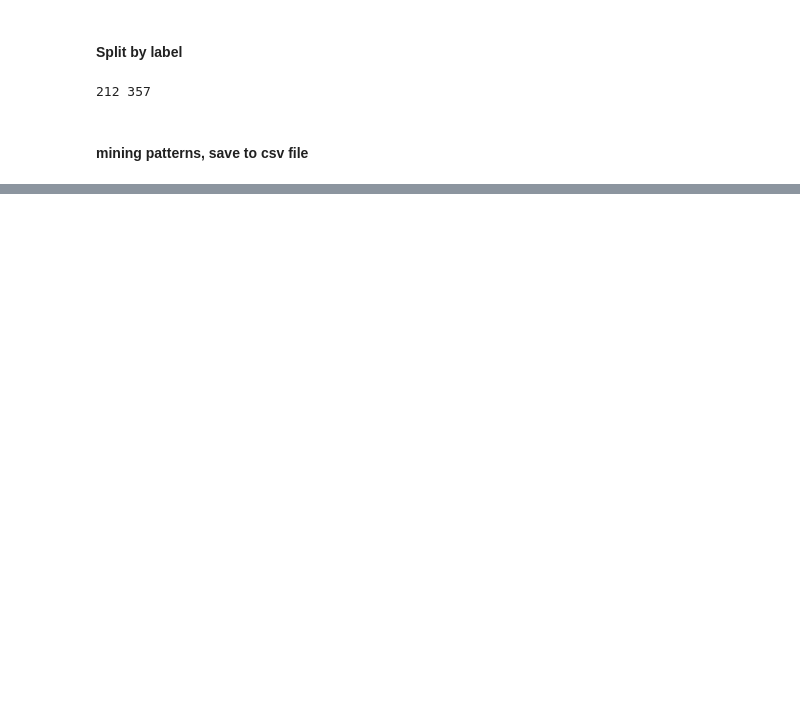
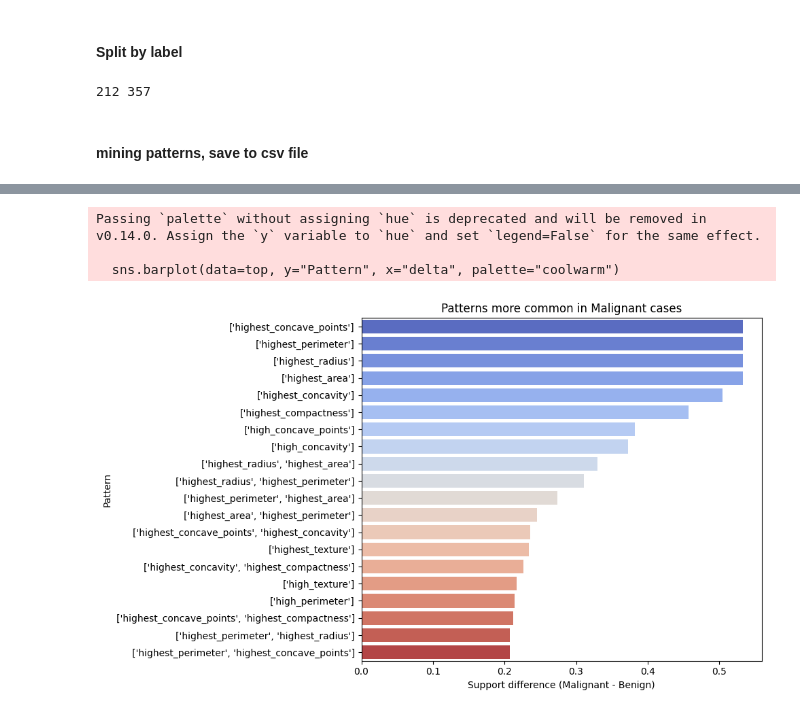
Before and after one commit to yukunf/SC4020DiseaseMining, a Jupyter notebook: task2.ipynb, the cells around one changed output, grey strips where cells are left out. Cells and saved outputs as stored; diff of their text form; code cells hidden in the pictures; blank space fills up the shorter version.

```diff
--- a/task2.ipynb
+++ b/task2.ipynb
@@ -403,0 +411,8 @@ ServerApp.rate_limit_window=3.0 (secs)
+# %%
+malignant_diff = pd.merge(malignant[['Pattern', 'msupport']],
+                          benign[['Pattern','bsupport']],
+                          on='Pattern', how="left")
+malignant_diff = malignant_diff.fillna(0)
+malignant_diff['delta'] = malignant_diff['msupport'] - malignant_diff['bsupport']
+malignant_diff = malignant_diff.sort_values(['delta'], ascending=False)
+malignant_diff
@@ -403,0 +485,15 @@ ServerApp.rate_limit_window=3.0 (secs)
+# %%
+top = malignant_diff.sort_values("delta", ascending=False).head(20)
+
+plt.figure(figsize=(10, 6))
+sns.barplot(data=top, y="Pattern", x="delta", palette="coolwarm")
+plt.xlabel("Support difference (Malignant - Benign)")
+plt.ylabel("Pattern")
+plt.title("Patterns more common in Malignant cases")
+plt.tight_layout()
+plt.show()
+# %% [output]
+Passing `palette` without assigning `hue` is deprecated and will be removed in v0.14.0. Assign the `y` variable to `hue` and set `legend=False` for the same effect.
+
+  sns.barplot(data=top, y="Pattern", x="delta", palette="coolwarm")
+[figure, added]
```
Also changed, not shown: parts of 10 cells of this notebook.
